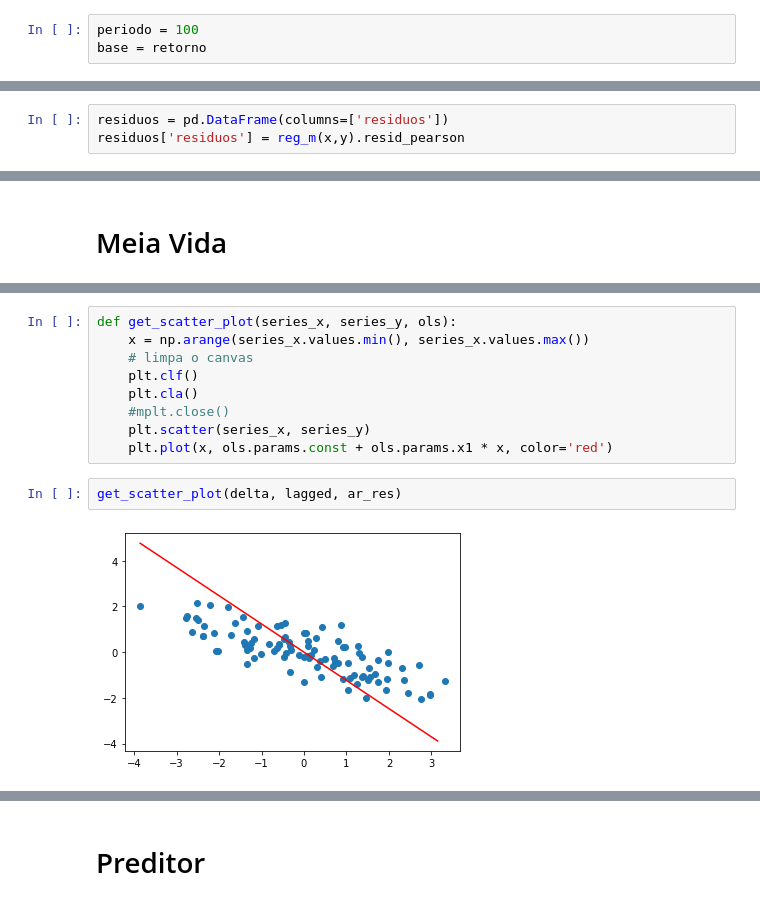
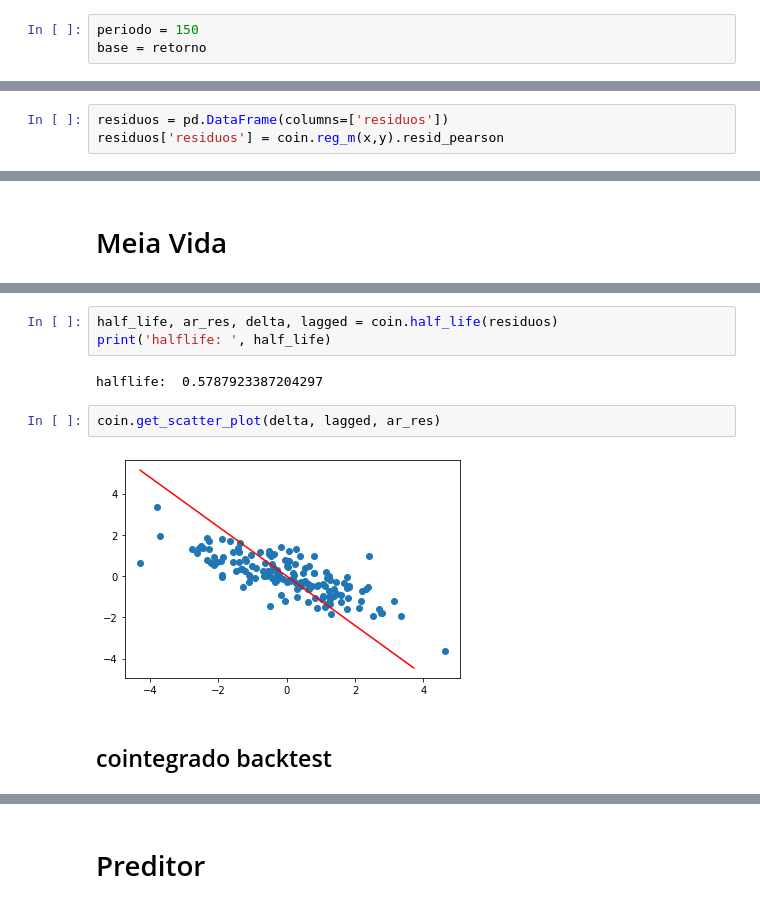
Before and after one commit to MaikeRM/itau_quantamental, a Jupyter notebook: start.ipynb, the cells around one changed output, grey strips where cells are left out. Cells and saved outputs as stored; diff of their text form.

```diff
--- a/start.ipynb
+++ b/start.ipynb
@@ -42,5 +11,5 @@ df.head()
 # %%
-periodo = 100
+periodo = 150
 base = retorno
 # %% [markdown]
 # Regressão
@@ -103 +53,4 @@ def coint_model(residuos):
+# %%
+residuos = pd.DataFrame(columns=['residuos'])
+residuos['residuos'] = coin.reg_m(x,y).resid_pearson
 # %%
@@ -114,4 +67 @@ coint_model(residuos)['ADF']
-# %%
-residuos = pd.DataFrame(columns=['residuos'])
-residuos['residuos'] = reg_m(x,y).resid_pearson
 # %%
@@ -140,13 +76,11 @@ halflife:  0.5610465281387941
-# %%
-def get_scatter_plot(series_x, series_y, ols):
-    x = np.arange(series_x.values.min(), series_x.values.max())
-    # limpa o canvas
-    plt.clf()
-    plt.cla()
-    #mplt.close()
-    plt.scatter(series_x, series_y)
-    plt.plot(x, ols.params.const + ols.params.x1 * x, color='red')
+# %%
+half_life, ar_res, delta, lagged = coin.half_life(residuos)
+print('halflife: ', half_life)
+# %% [output]
+halflife:  0.5787923387204297
 # %%
-get_scatter_plot(delta, lagged, ar_res)
+coin.get_scatter_plot(delta, lagged, ar_res)
 # %% [output]
-[figure, old version]
+[figure, new version]
+# %% [markdown]
+## cointegrado backtest
```
Also changed, not shown: parts of 14 cells of this notebook, 1 other file.
